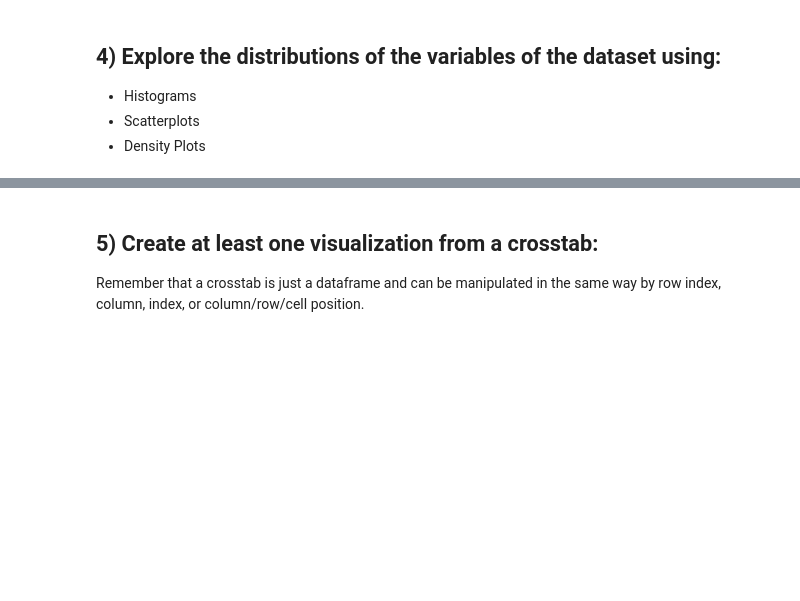
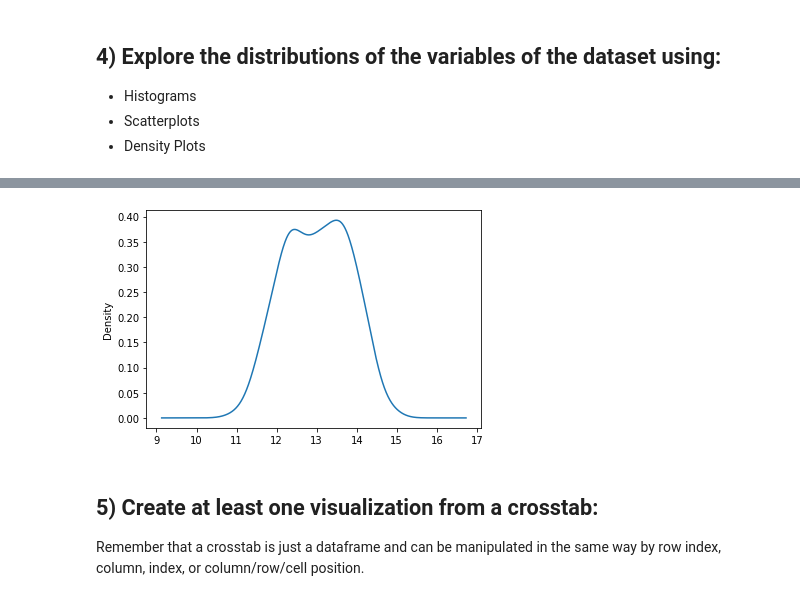
Before and after one commit to Yonipineda/DS-Unit-1-Sprint-1-Data-Wrangling-and-Storytelling, a Jupyter notebook: module1-exploratory-data-analysis/YoniPineda_DS11_Practice_loading_and_Exploring_Datasets.ipynb, the cells around one changed output, grey strips where cells are left out. Cells and saved outputs as stored; diff of their text form; code cells hidden in the pictures; blank space fills up the shorter version.

```diff
--- a/module1-exploratory-data-analysis/YoniPineda_DS11_Practice_loading_and_Exploring_Datasets.ipynb
+++ b/module1-exploratory-data-analysis/YoniPineda_DS11_Practice_loading_and_Exploring_Datasets.ipynb
@@ -51,3 +273,9 @@ Take whichever of the above datasets has more categorical variables and use cros
+# %%
+### KDE of Alcohol.
+
+df['Alcohol'].plot.density();
+# %% [output]
+[figure, added]
 # %% [markdown]
 ## 5) Create at least one visualization from a crosstab:
 
```
Also changed, not shown: parts of 21 cells of this notebook.
